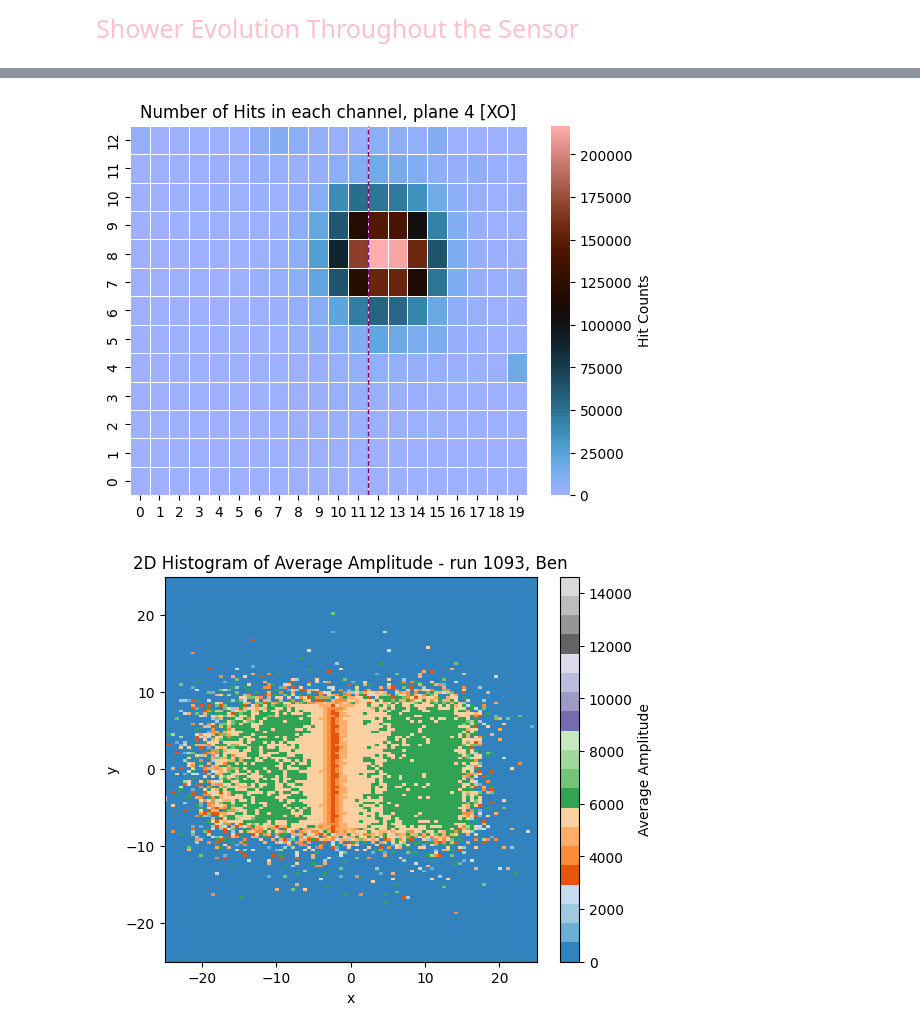
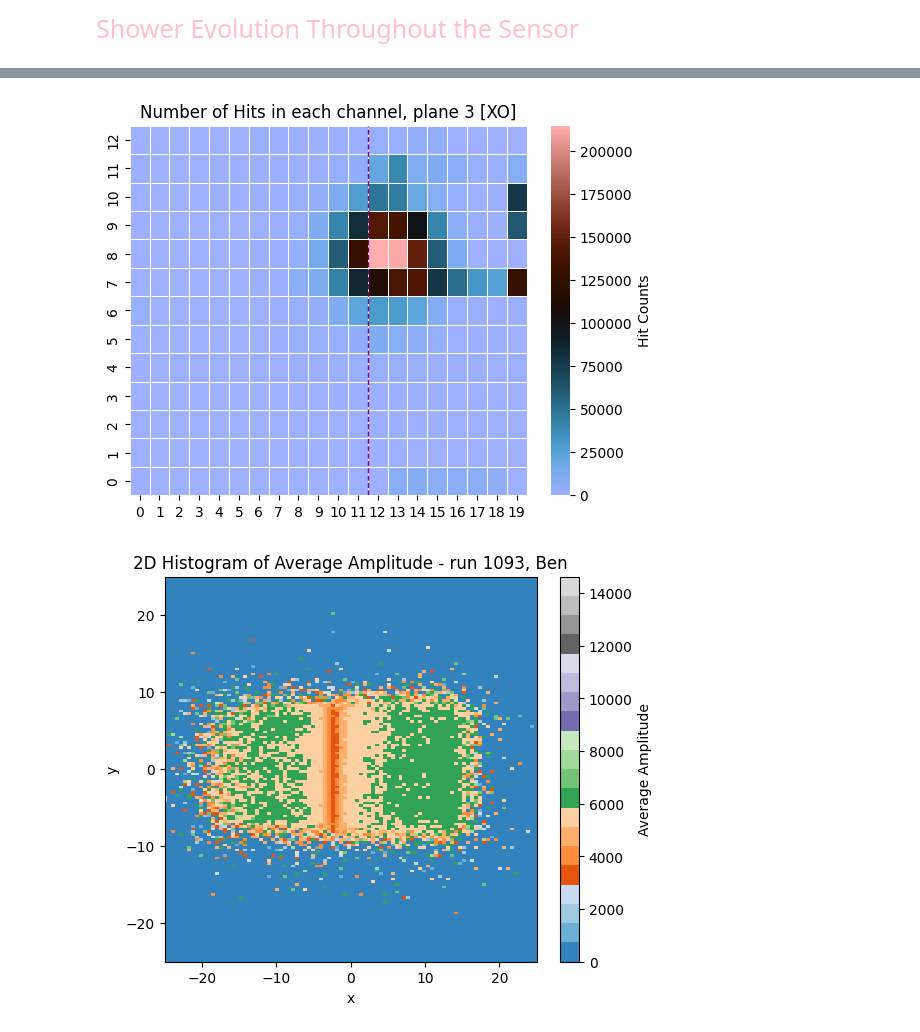
Before and after one commit to Ben-David-Ben/F-Cal-TB-Project, a Jupyter notebook: TB2025_Gap_1080_Reco.ipynb, the cells around one changed output, grey strips where cells are left out. Saved outputs shown, nothing was run; the diff lists cells and outputs as text; code cells hidden in the pictures.

```diff
--- a/TB2025_Gap_1080_Reco.ipynb
+++ b/TB2025_Gap_1080_Reco.ipynb
@@ -76,6 +75,6 @@ rf.hits_amount_colormap_single_plane(data_scope.hits, 4)
 # %%
 path = "TB_FIRE\TB_reco\TB_FIRE_1080_raw_reco_diagnostics.root"
-a = rf.reconstruct_data_all_dead_pads(data_scope,7,path)
+a = rf.reconstruct_data_all_dead_pads(data_scope,5,path)
 # %% [output]
 shower center: 171
 we got the data
@@ -95,9 +94,9 @@ amount of dead channels: 139
 {plane_ID: 7, channel_ID: 147}
 0 channels left
 # %%
-rf.hits_amount_colormap_single_plane(a.hits, 4)
+rf.hits_amount_colormap_single_plane(a.hits, 3)
 # %% [output]
-[figure, old version]
+[figure, new version]
 # %%
 sf.avg_energy_scope_colormap(a, x_borders=25, y_borders=25)
 # %% [output]
```
Also changed, not shown: parts of 6 cells of this notebook, 6 other files.
